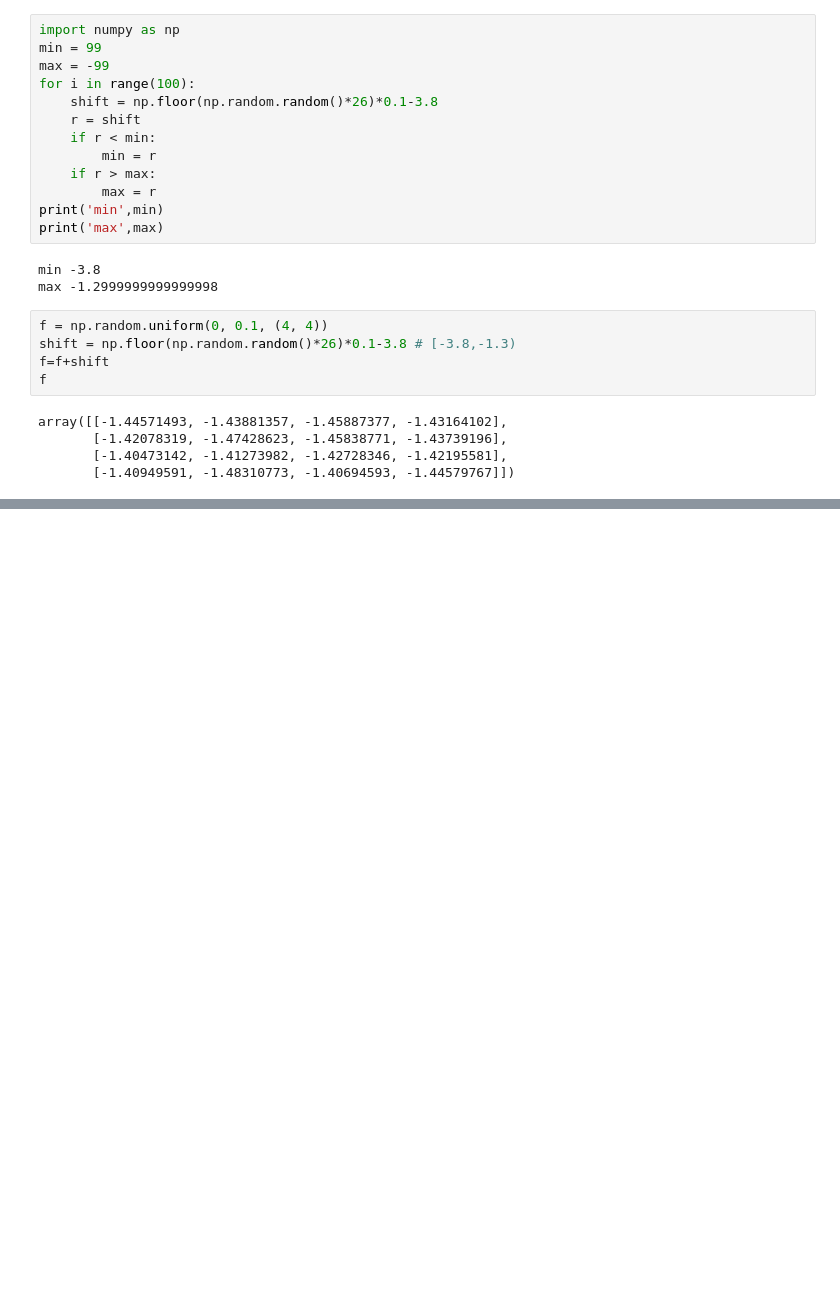
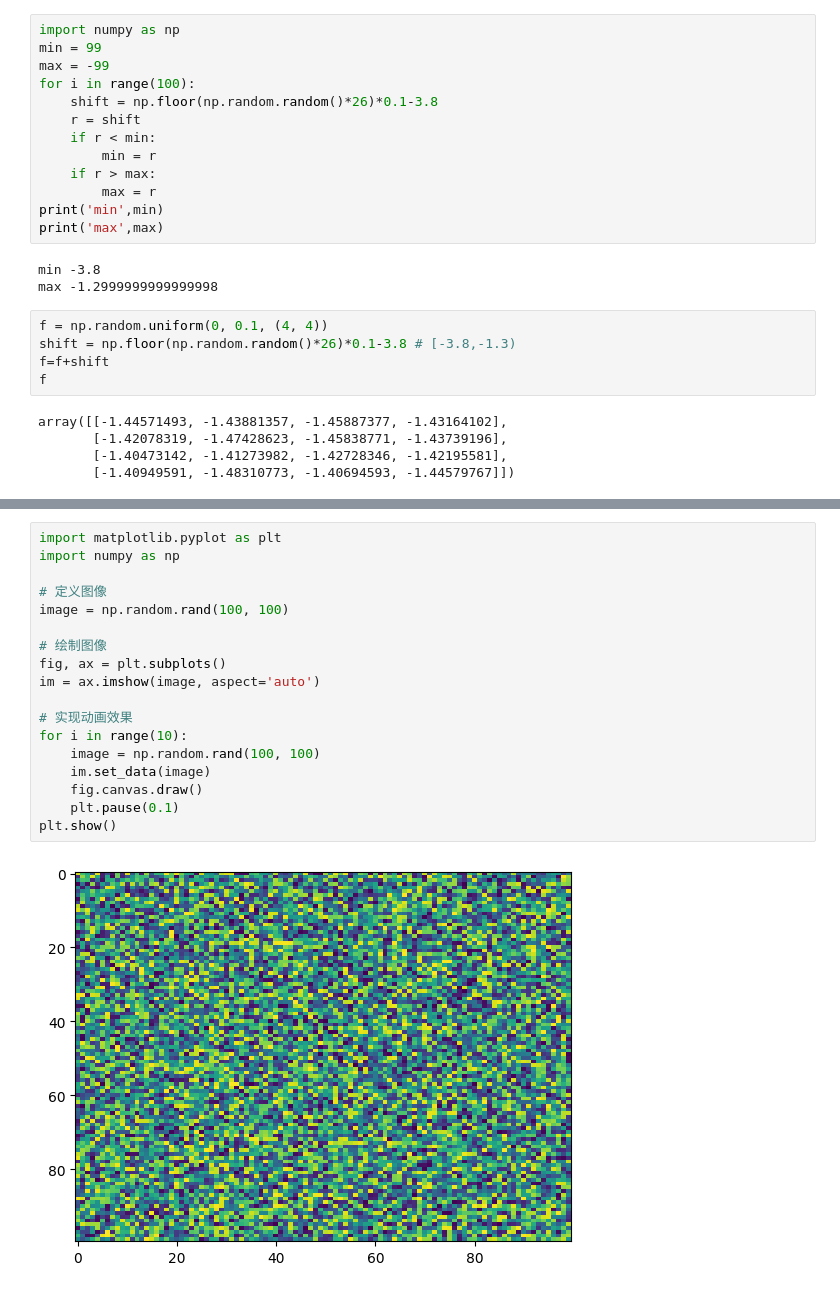
Before and after one commit to cabenav/ACSE-universal-ansatze, a Jupyter notebook: paper-plotting.ipynb, the cells around one changed output, grey strips where cells are left out. Drawn from its saved outputs; the diff is of its cells as text; blank space fills up the shorter version.

```diff
--- a/paper-plotting.ipynb
+++ b/paper-plotting.ipynb
@@ -2491,0 +2560,20 @@ array([[-1.44571493, -1.43881357, -1.45887377, -1.43164102],
+# %%
+import matplotlib.pyplot as plt
+import numpy as np
+
+# 定义图像
+image = np.random.rand(100, 100)
+
+# 绘制图像
+fig, ax = plt.subplots()
+im = ax.imshow(image, aspect='auto')
+
+# 实现动画效果
+for i in range(10):
+    image = np.random.rand(100, 100)
+    im.set_data(image)
+    fig.canvas.draw()
+    plt.pause(0.1)
+plt.show()
+# %% [output]
+[figure, added]
```
Also changed, not shown: parts of 5 cells of this notebook.
